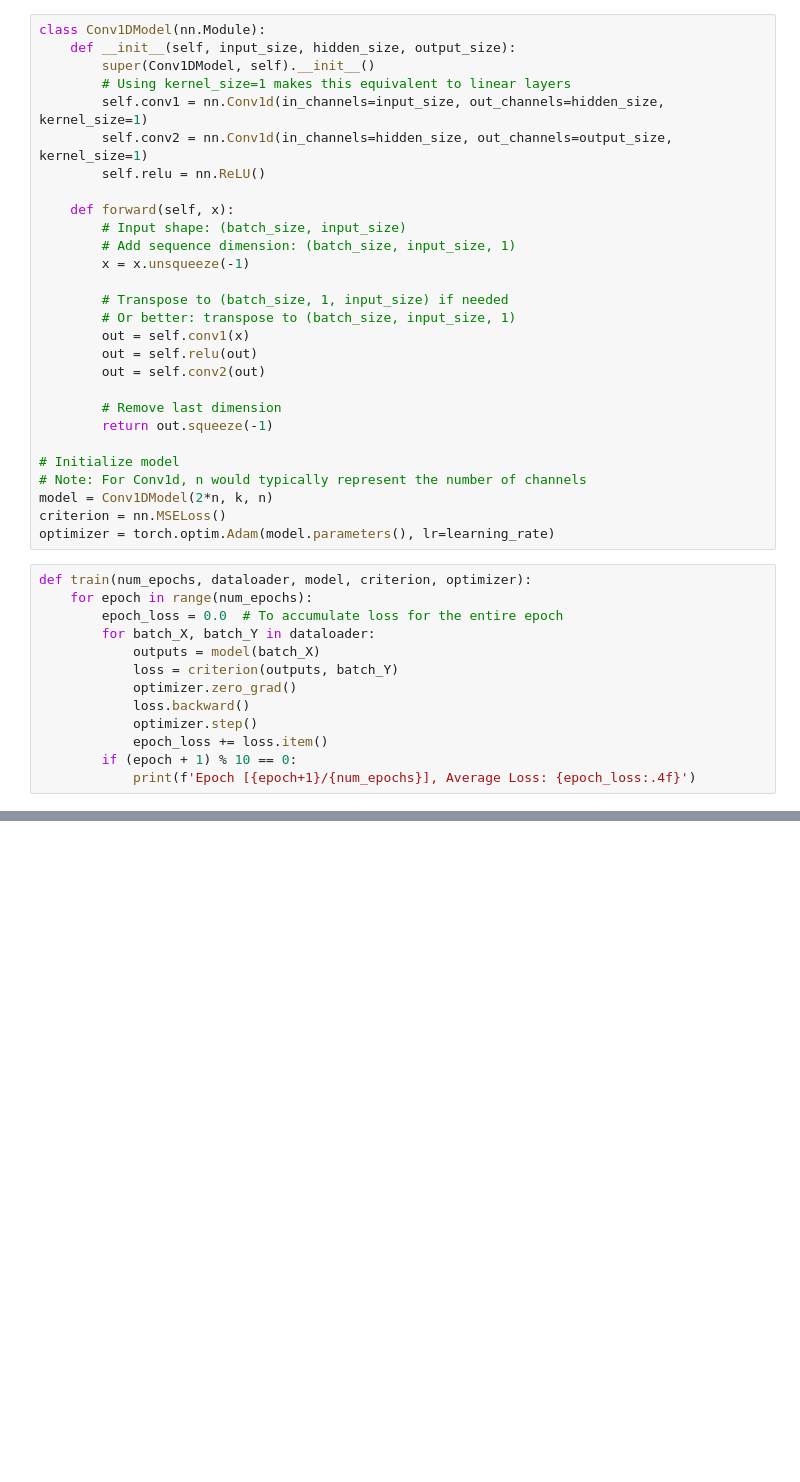
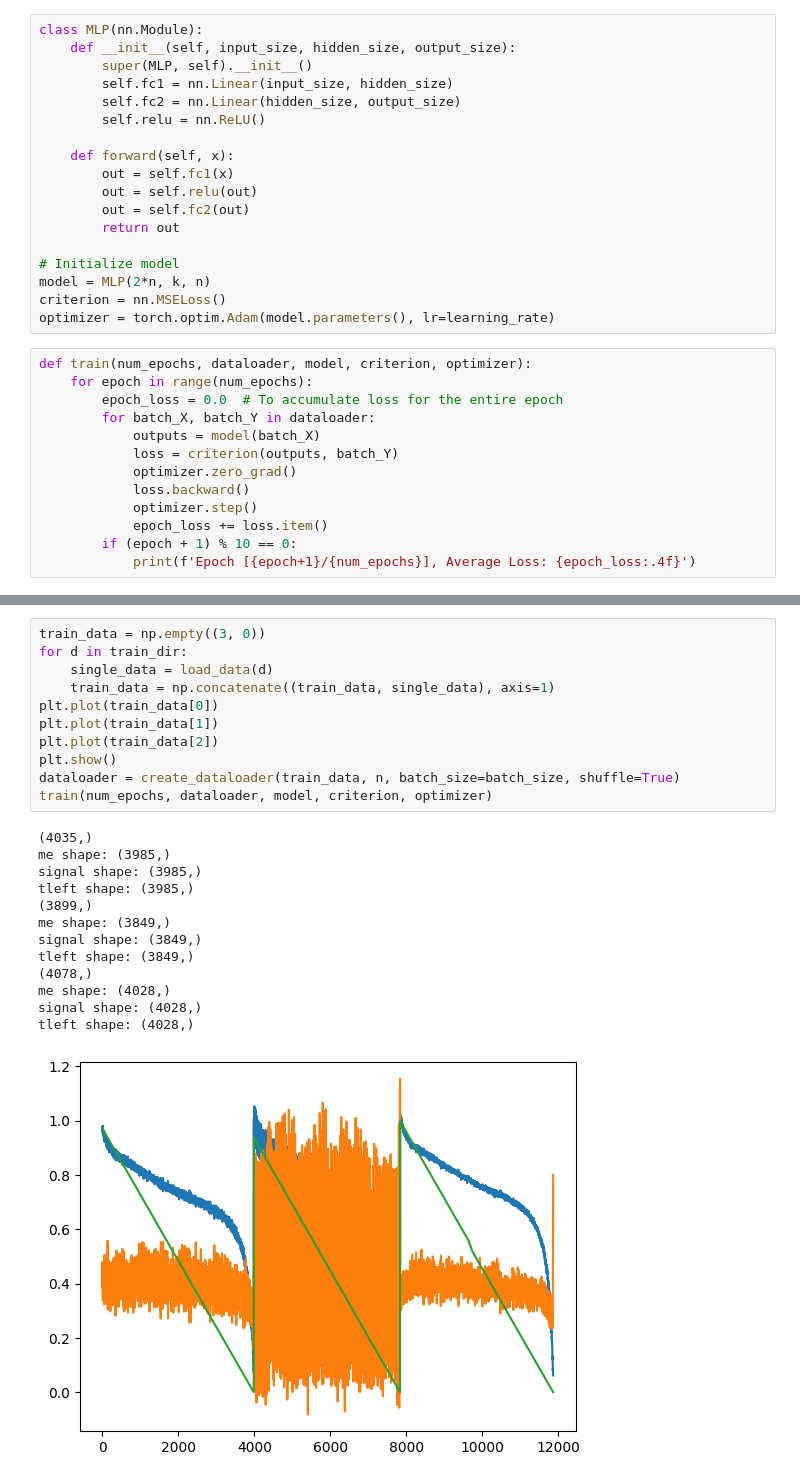
Before and after one commit to martin3698753/cflie, a Jupyter notebook: motornbat_map.ipynb, the cells around one changed output, grey strips where cells are left out. Saved outputs shown, nothing was run; the diff lists cells and outputs as text; blank space fills up the shorter version.

```diff
--- a/motornbat_map.ipynb
+++ b/motornbat_map.ipynb
@@ -95,29 +108,19 @@ def create_dataloader(data, seq_length, batch_size=1, shuffle=False):
 # %%
-class Conv1DModel(nn.Module):
+class MLP(nn.Module):
     def __init__(self, input_size, hidden_size, output_size):
-        super(Conv1DModel, self).__init__()
-        # Using kernel_size=1 makes this equivalent to linear layers
-        self.conv1 = nn.Conv1d(in_channels=input_size, out_channels=hidden_size, kernel_size=1)
-        self.conv2 = nn.Conv1d(in_channels=hidden_size, out_channels=output_size, kernel_size=1)
+        super(MLP, self).__init__()
+        self.fc1 = nn.Linear(input_size, hidden_size)
+        self.fc2 = nn.Linear(hidden_size, output_size)
         self.relu = nn.ReLU()
 
     def forward(self, x):
-        # Input shape: (batch_size, input_size)
-        # Add sequence dimension: (batch_size, input_size, 1)
-        x = x.unsqueeze(-1)
-
-        # Transpose to (batch_size, 1, input_size) if needed
-        # Or better: transpose to (batch_size, input_size, 1)
-        out = self.conv1(x)
+        out = self.fc1(x)
         out = self.relu(out)
-        out = self.conv2(out)
-
-        # Remove last dimension
-        return out.squeeze(-1)
+        out = self.fc2(out)
+        return out
 
 # Initialize model
-# Note: For Conv1d, n would typically represent the number of channels
-model = Conv1DModel(2*n, k, n)
+model = MLP(2*n, k, n)
 criterion = nn.MSELoss()
 optimizer = torch.optim.Adam(model.parameters(), lr=learning_rate)
 # %%
@@ -152,0 +139,25 @@ Epoch [100/100], Average Loss: 0.0713
+# %%
+train_data = np.empty((3, 0))
+for d in train_dir:
+    single_data = load_data(d)
+    train_data = np.concatenate((train_data, single_data), axis=1)
+plt.plot(train_data[0])
+plt.plot(train_data[1])
+plt.plot(train_data[2])
+plt.show()
+dataloader = create_dataloader(train_data, n, batch_size=batch_size, shuffle=True)
+train(num_epochs, dataloader, model, criterion, optimizer)
+# %% [output]
+(4035,)
+me shape: (3985,)
+signal shape: (3985,)
+tleft shape: (3985,)
+(3899,)
+me shape: (3849,)
+signal shape: (3849,)
+tleft shape: (3849,)
+(4078,)
+me shape: (4028,)
+signal shape: (4028,)
+tleft shape: (4028,)
+[figure, added]
```
Also changed, not shown: parts of 8 cells of this notebook, 10 other files.
